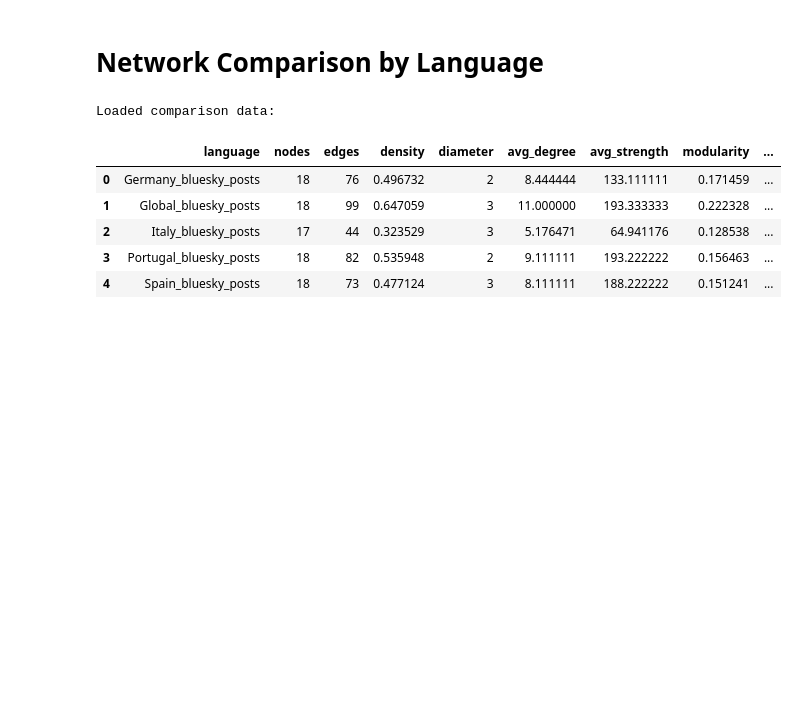
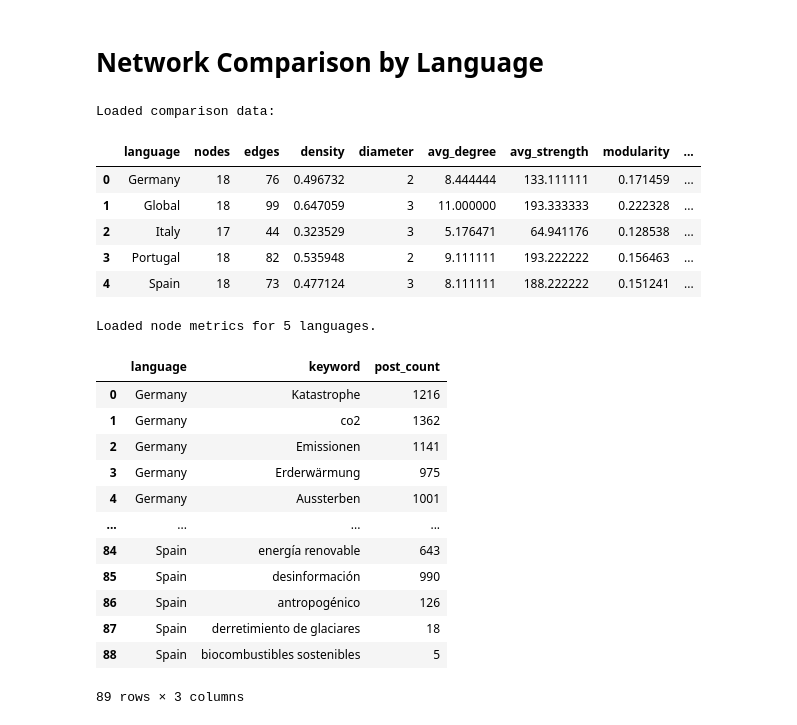
Before and after one commit to megahelio/CS_Networks_Graphs, a Jupyter notebook: jupyter/compare_languages.ipynb, the cells around one changed output. Cells and saved outputs as stored; diff of their text form; code cells hidden in the pictures; blank space fills up the shorter version.

Commit message:
feat: posts count, LLM ||  fix: KEYWORDS

```diff
--- a/jupyter/compare_languages.ipynb
+++ b/jupyter/compare_languages.ipynb
@@ -41,22 +41,69 @@ def load_comparison_data(base_dir):
     else:
         print("No global_metrics.csv files found.")
         return pd.DataFrame()
+
+def load_node_metrics(base_dir):
+    all_metrics = []
+    if not os.path.exists(base_dir):
+        return pd.DataFrame()
+
+    for folder in os.listdir(base_dir):
+        folder_path = os.path.join(base_dir, folder)
+        if os.path.isdir(folder_path):
+            metrics_file = os.path.join(folder_path, "node_metrics.csv")
+            if os.path.exists(metrics_file):
+                try:
+                    df = pd.read_csv(metrics_file)
+                    # Simplify language name for display
+                    clean_lang = folder.replace('_bluesky_posts', '')
+                    df['language'] = clean_lang
+
+                    if 'post_count' in df.columns:
+                        all_metrics.append(df[['language', 'keyword', 'post_count']])
+                except Exception as e:
+                    print(f"Error reading {metrics_file}: {e}")
+
+    if all_metrics:
+        return pd.concat(all_metrics, ignore_index=True)
+    else:
+        return pd.DataFrame()
 # %%
 df_comparison = load_comparison_data(ANALYSIS_DIR)
+df_nodes = load_node_metrics(ANALYSIS_DIR)
 
 if not df_comparison.empty:
     print("Loaded comparison data:")
     display(df_comparison)
 else:
-    print("No data to visualize.")
+    print("No global data to visualize.")
+
+if not df_nodes.empty:
+    print(f"Loaded node metrics for {len(df_nodes['language'].unique())} languages.")
+    display(df_nodes)
+else:
+    print("No node metrics data found.")
 # %% [output]
 Loaded comparison data:
 |  | language | nodes | edges | density | diameter | avg_degree | avg_strength | modularity | ... |
-| 0 | Germany_bluesky_posts | 18 | 76 | 0.496732 | 2 | 8.444444 | 133.111111 | 0.171459 | ... |
-| 1 | Global_bluesky_posts | 18 | 99 | 0.647059 | 3 | 11.000000 | 193.333333 | 0.222328 | ... |
-| 2 | Italy_bluesky_posts | 17 | 44 | 0.323529 | 3 | 5.176471 | 64.941176 | 0.128538 | ... |
-| 3 | Portugal_bluesky_posts | 18 | 82 | 0.535948 | 2 | 9.111111 | 193.222222 | 0.156463 | ... |
-| 4 | Spain_bluesky_posts | 18 | 73 | 0.477124 | 3 | 8.111111 | 188.222222 | 0.151241 | ... |
+| 0 | Germany | 18 | 76 | 0.496732 | 2 | 8.444444 | 133.111111 | 0.171459 | ... |
+| 1 | Global | 18 | 99 | 0.647059 | 3 | 11.000000 | 193.333333 | 0.222328 | ... |
+| 2 | Italy | 17 | 44 | 0.323529 | 3 | 5.176471 | 64.941176 | 0.128538 | ... |
+| 3 | Portugal | 18 | 82 | 0.535948 | 2 | 9.111111 | 193.222222 | 0.156463 | ... |
+| 4 | Spain | 18 | 73 | 0.477124 | 3 | 8.111111 | 188.222222 | 0.151241 | ... |
+Loaded node metrics for 5 languages.
+|  | language | keyword | post_count |
+| 0 | Germany | Katastrophe | 1216 |
+| 1 | Germany | co2 | 1362 |
+| 2 | Germany | Emissionen | 1141 |
+| 3 | Germany | Erderwärmung | 975 |
+| 4 | Germany | Aussterben | 1001 |
+| ... | ... | ... | ... |
+| 84 | Spain | energía renovable | 643 |
+| 85 | Spain | desinformación | 990 |
+| 86 | Spain | antropogénico | 126 |
+| 87 | Spain | derretimiento de glaciares | 18 |
+| 88 | Spain | biocombustibles sostenibles | 5 |
+89 rows × 3 columns
 # %%
 def plot_comparison(df, metrics_to_plot):
     if df.empty:
```
Also changed, not shown: parts of 4 cells of this notebook, 42 other files.
